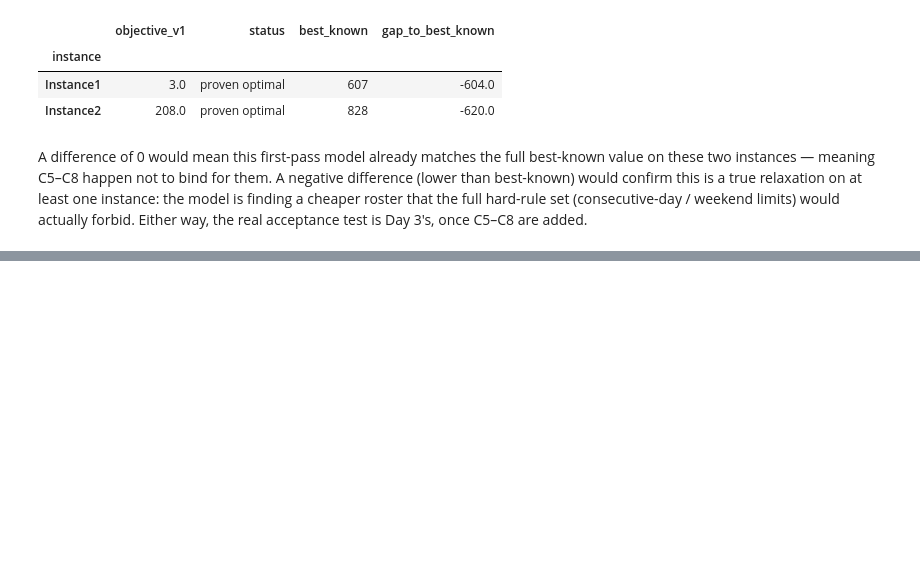
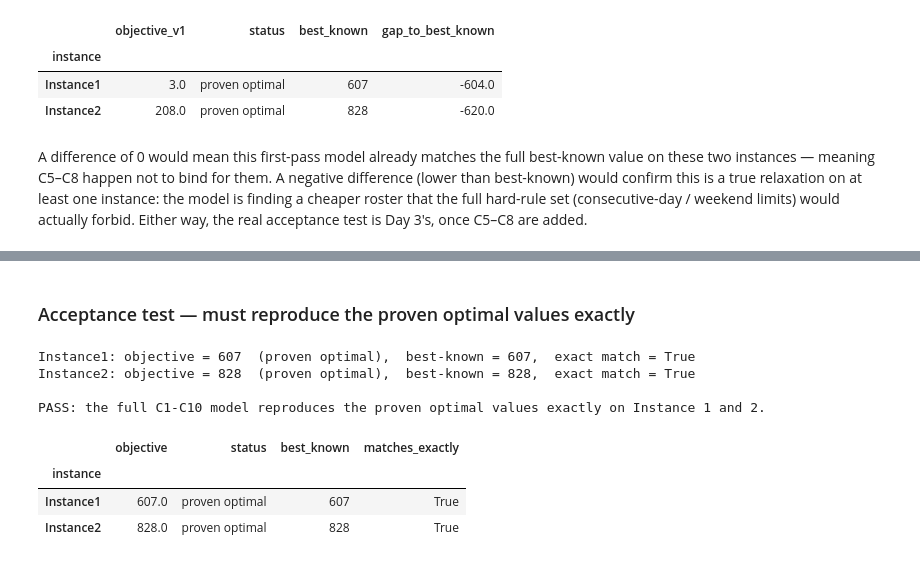
Before and after one commit to DhammikaKekulawala/IT5082_Optimization_Methods_Programming__Assignment, a Jupyter notebook: 01_ilp.ipynb, the cells around one changed output, grey strips where cells are left out. Saved outputs shown, nothing was run; the diff lists cells and outputs as text; code cells hidden in the pictures; blank space fills up the shorter version.

Commit message:
Add remaining hard rules (C5-C8) and LP relaxation; ILP reproduces 607/828 exactly

```diff
--- a/01_ilp.ipynb
+++ b/01_ilp.ipynb
@@ -414,0 +519,28 @@ Either way, the real acceptance test is Day 3's, once C5–C8 are added.
+# %% [markdown]
+### Acceptance test — must reproduce the proven optimal values exactly
+# %%
+acceptance = []
+for name in ["Instance1", "Instance2"]:
+    inst = load_instance(f"data/raw/{name}.txt")
+    r = solve_ilp(inst, time_limit=120)
+    expected = int(best_known.loc[name, "best_known_solution"])
+    match = int(r["objective"]) == expected
+    acceptance.append({"instance": name, "objective": r["objective"], "status": r["status_text"],
+                        "best_known": expected, "matches_exactly": match})
+    print(f"{name}: objective = {r['objective']:.0f}  ({r['status_text']}),  "
+          f"best-known = {expected},  exact match = {match}")
+
+acc_df = pd.DataFrame(acceptance).set_index("instance")
+assert acc_df["matches_exactly"].all(), "the full model must reproduce the proven optimal values exactly"
+print()
+print("PASS: the full C1-C10 model reproduces the proven optimal values exactly on Instance 1 and 2.")
+acc_df
+# %% [output]
+Instance1: objective = 607  (proven optimal),  best-known = 607,  exact match = True
+Instance2: objective = 828  (proven optimal),  best-known = 828,  exact match = True
+
+PASS: the full C1-C10 model reproduces the proven optimal values exactly on Instance 1 and 2.
+|  | objective | status | best_known | matches_exactly |
+| instance |  |  |  |  |
+| Instance1 | 607.0 | proven optimal | 607 | True |
+| Instance2 | 828.0 | proven optimal | 828 | True |
```
Also changed, not shown: parts of 8 cells of this notebook.
